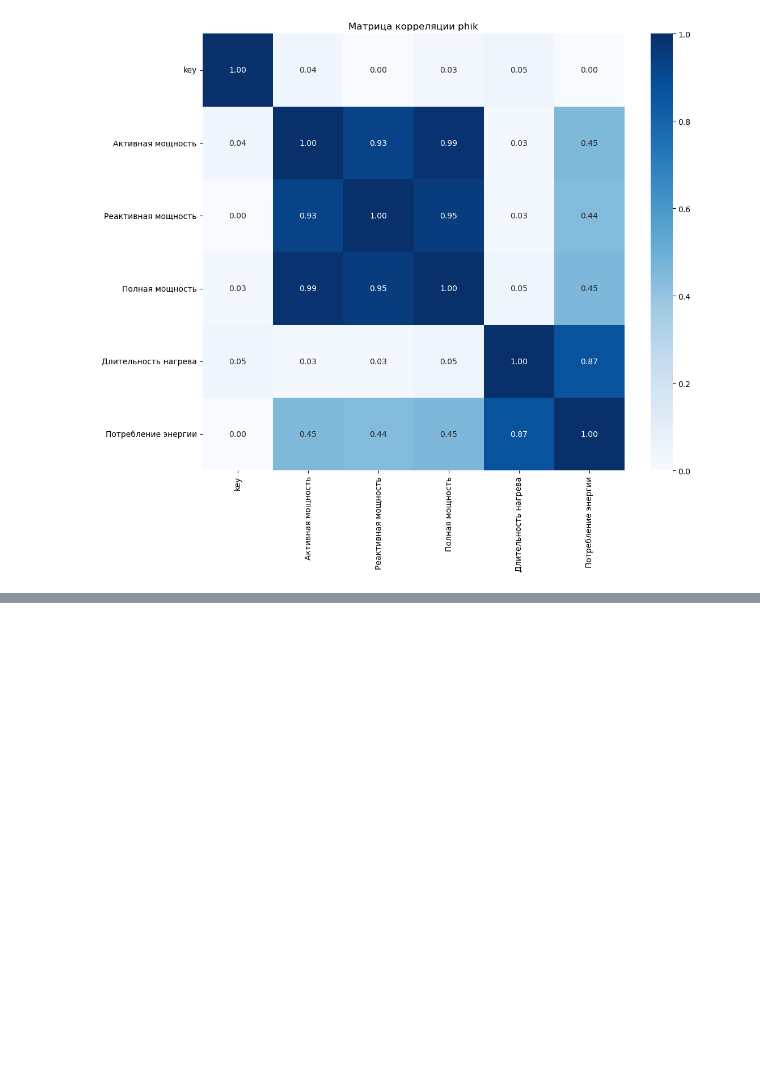
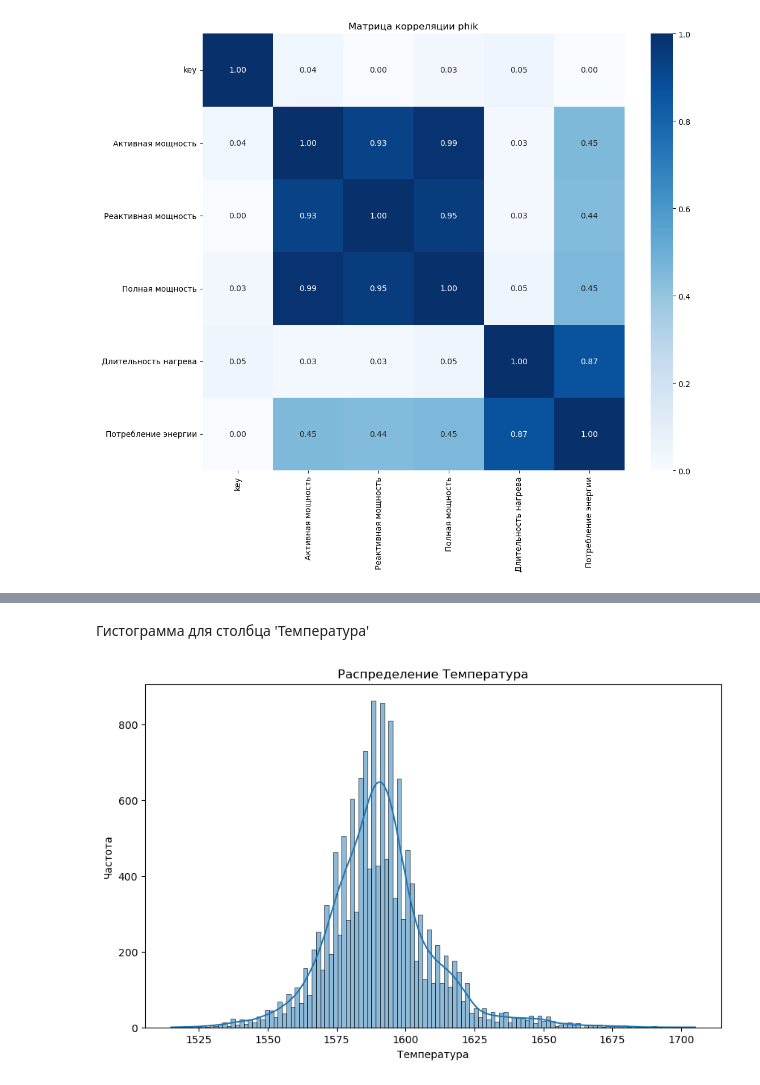
Before and after one commit to butuzovzeleboba/Industry, a Jupyter notebook: Industry.ipynb, the cells around one changed output, grey strips where cells are left out. Saved outputs shown, nothing was run; the diff lists cells and outputs as text; code cells hidden in the pictures; blank space fills up the shorter version.

```diff
--- a/Industry.ipynb
+++ b/Industry.ipynb
@@ -777,0 +888,6 @@ ValueError: No axis named 1 for object type Series
+# %% [markdown]
+Гистограмма для столбца 'Температура'
+# %%
+plot_histograms(data_temp_new,['Температура'])
+# %% [output]
+[figure, added]
```
Also changed, not shown: parts of 40 cells of this notebook.
